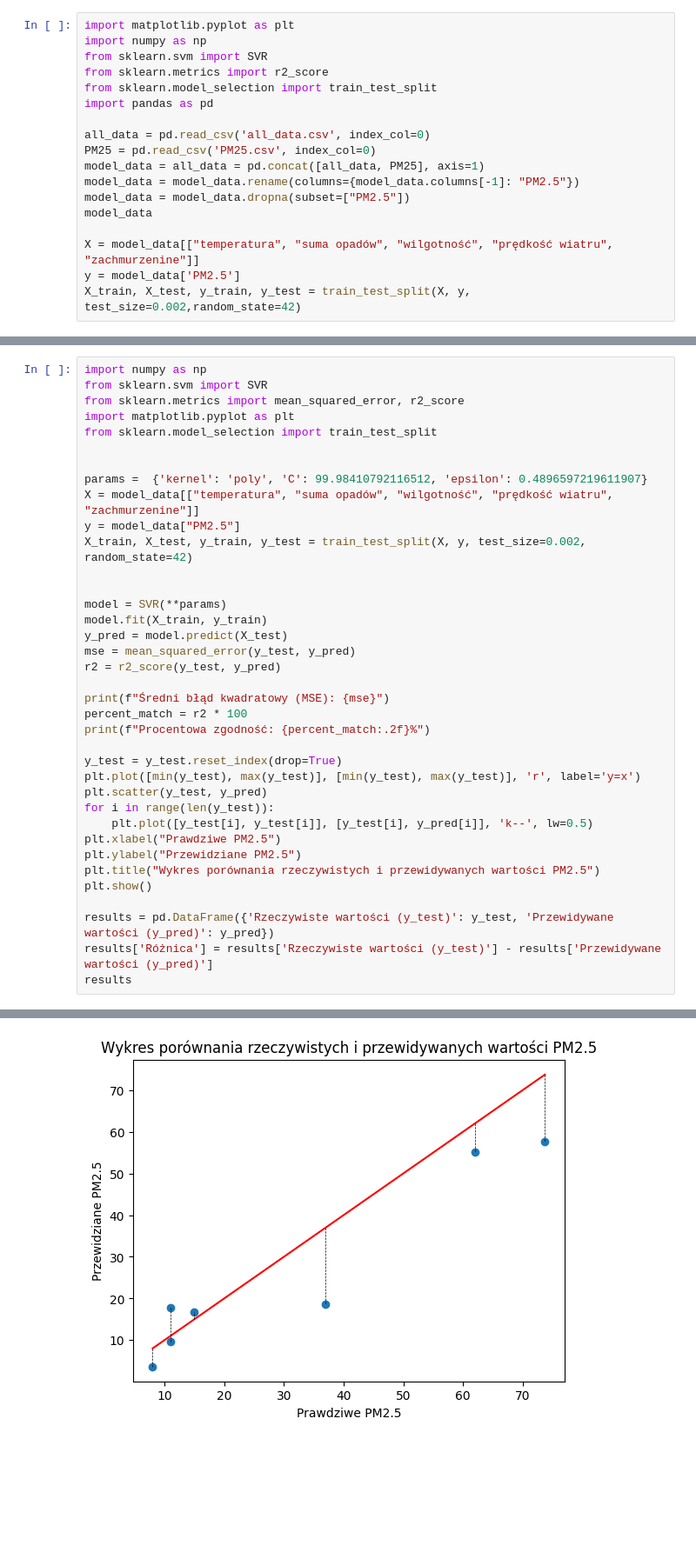
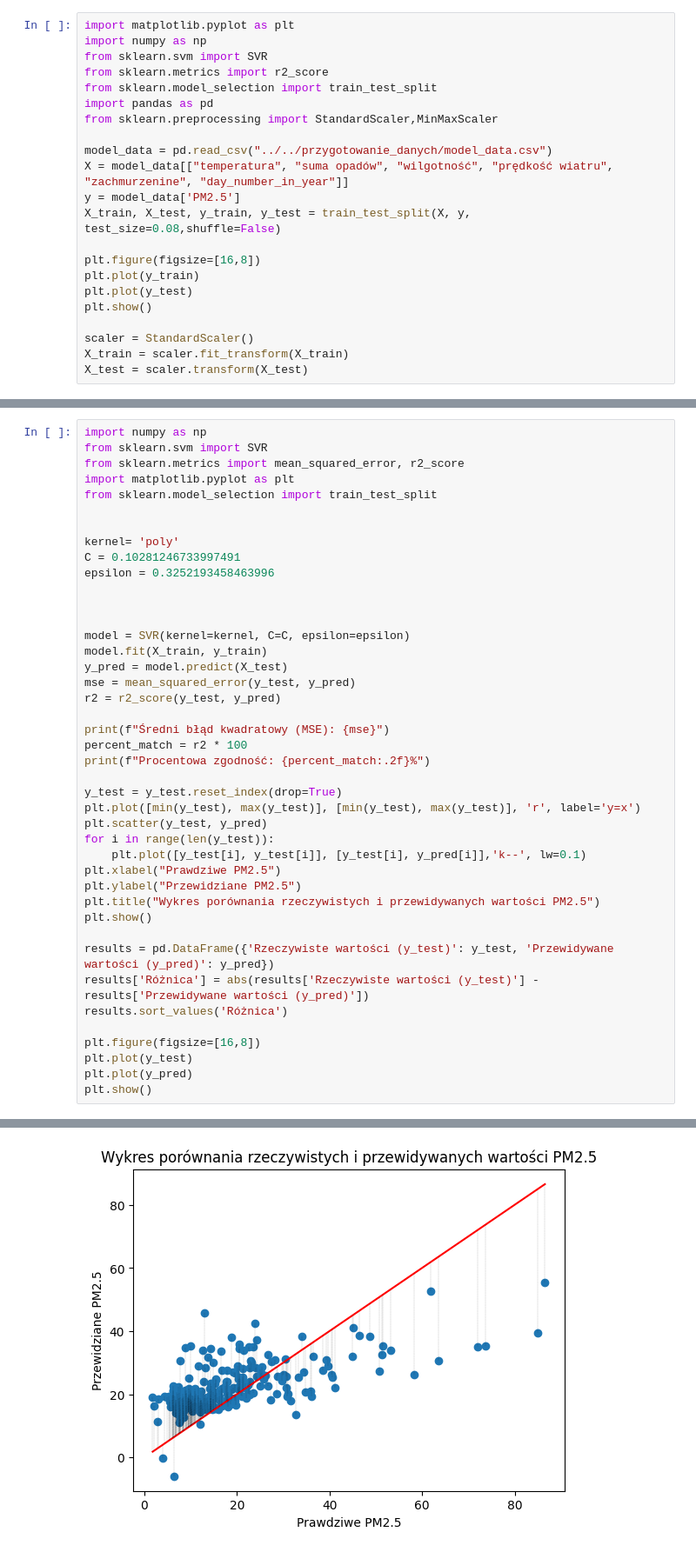
Before and after one commit to Bronek31/praca_inzynierska, a Jupyter notebook: aktualne/modele/odrzucone/SVR.ipynb, the cells around one changed output, grey strips where cells are left out. Shown at 87% size. Drawn from its saved outputs; the diff is of its cells as text; blank space fills up the shorter version.

```diff
--- a/aktualne/modele/odrzucone/SVR.ipynb
+++ b/aktualne/modele/odrzucone/SVR.ipynb
@@ -5,14 +5,18 @@ from sklearn.svm import SVR
 from sklearn.metrics import r2_score
 from sklearn.model_selection import train_test_split
 import pandas as pd
+from sklearn.preprocessing import StandardScaler,MinMaxScaler
 
-all_data = pd.read_csv('all_data.csv', index_col=0)
-PM25 = pd.read_csv('PM25.csv', index_col=0)
-model_data = all_data = pd.concat([all_data, PM25], axis=1)
-model_data = model_data.rename(columns={model_data.columns[-1]: "PM2.5"})
-model_data = model_data.dropna(subset=["PM2.5"])
-model_data
+model_data = pd.read_csv("../../przygotowanie_danych/model_data.csv")
+X = model_data[["temperatura", "suma opadów", "wilgotność", "prędkość wiatru", "zachmurzenine", "day_number_in_year"]]
+y = model_data['PM2.5']
+X_train, X_test, y_train, y_test = train_test_split(X, y, test_size=0.08,shuffle=False)
 
-X = model_data[["temperatura", "suma opadów", "wilgotność", "prędkość wiatru", "zachmurzenine"]]
-y = model_data['PM2.5']
-X_train, X_test, y_train, y_test = train_test_split(X, y, test_size=0.002,random_state=42)
+plt.figure(figsize=[16,8])
+plt.plot(y_train)
+plt.plot(y_test)
+plt.show()
+
+scaler = StandardScaler()
+X_train = scaler.fit_transform(X_train)
+X_test = scaler.transform(X_test)
@@ -95,13 +99,13 @@ import matplotlib.pyplot as plt
 from sklearn.model_selection import train_test_split
 
 
-params =  {'kernel': 'poly', 'C': 99.98410792116512, 'epsilon': 0.4896597219611907}
-X = model_data[["temperatura", "suma opadów", "wilgotność", "prędkość wiatru", "zachmurzenine"]]
-y = model_data["PM2.5"]
-X_train, X_test, y_train, y_test = train_test_split(X, y, test_size=0.002, random_state=42)
+kernel= 'poly'
+C = 0.10281246733997491
+epsilon = 0.3252193458463996
 
 
-model = SVR(**params)
+
+model = SVR(kernel=kernel, C=C, epsilon=epsilon)
 model.fit(X_train, y_train)
 y_pred = model.predict(X_test)
 mse = mean_squared_error(y_test, y_pred)
@@ -115,13 +119,18 @@ y_test = y_test.reset_index(drop=True)
 plt.plot([min(y_test), max(y_test)], [min(y_test), max(y_test)], 'r', label='y=x')
 plt.scatter(y_test, y_pred)
 for i in range(len(y_test)):
-    plt.plot([y_test[i], y_test[i]], [y_test[i], y_pred[i]], 'k--', lw=0.5)
+    plt.plot([y_test[i], y_test[i]], [y_test[i], y_pred[i]],'k--', lw=0.1)
 plt.xlabel("Prawdziwe PM2.5")
 plt.ylabel("Przewidziane PM2.5")
 plt.title("Wykres porównania rzeczywistych i przewidywanych wartości PM2.5")
 plt.show()
 
 results = pd.DataFrame({'Rzeczywiste wartości (y_test)': y_test, 'Przewidywane wartości (y_pred)': y_pred})
-results['Różnica'] = results['Rzeczywiste wartości (y_test)'] - results['Przewidywane wartości (y_pred)']
-results
+results['Różnica'] = abs(results['Rzeczywiste wartości (y_test)'] - results['Przewidywane wartości (y_pred)'])
+results.sort_values('Różnica')
+
+plt.figure(figsize=[16,8])
+plt.plot(y_test)
+plt.plot(y_pred)
+plt.show()
 # %% [output]
@@ -130 +139 @@ Procentowa zgodność: 83.72%
-[figure, old version]
+[figure, new version]
```
Also changed, not shown: parts of 3 cells of this notebook, 5 other files.
